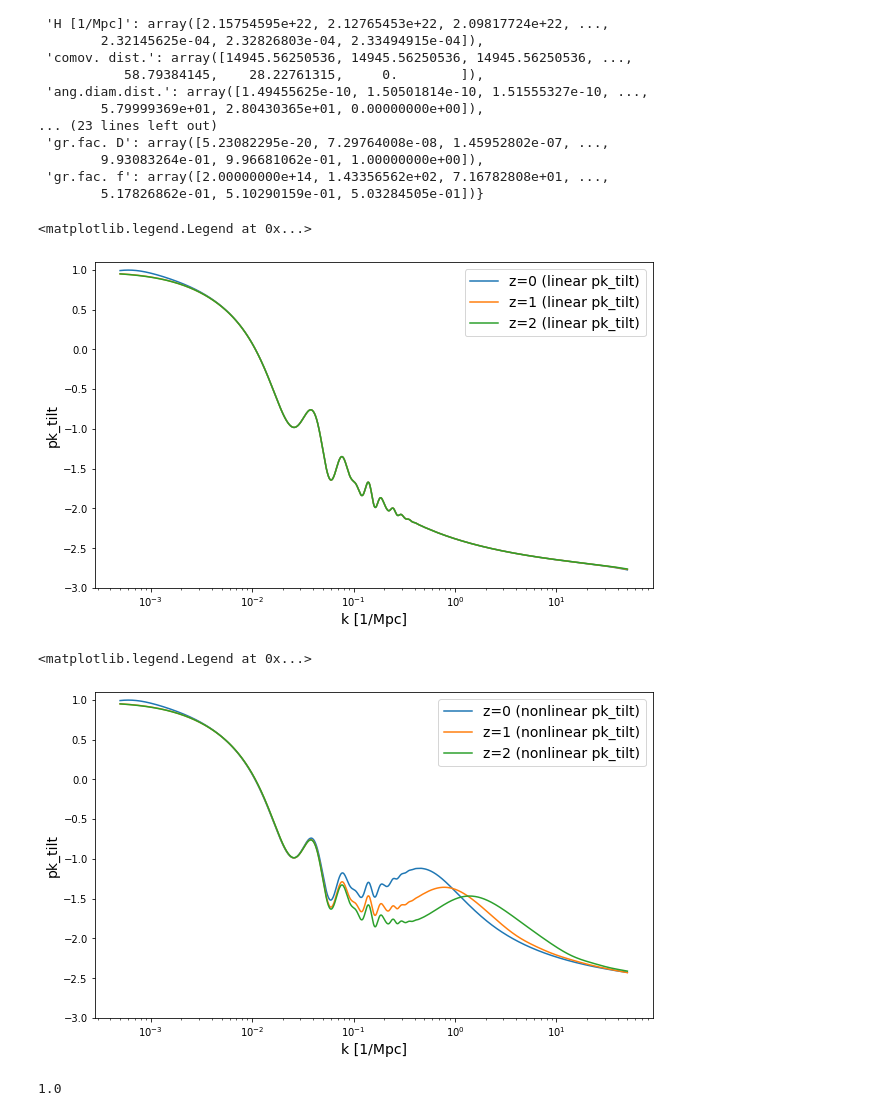
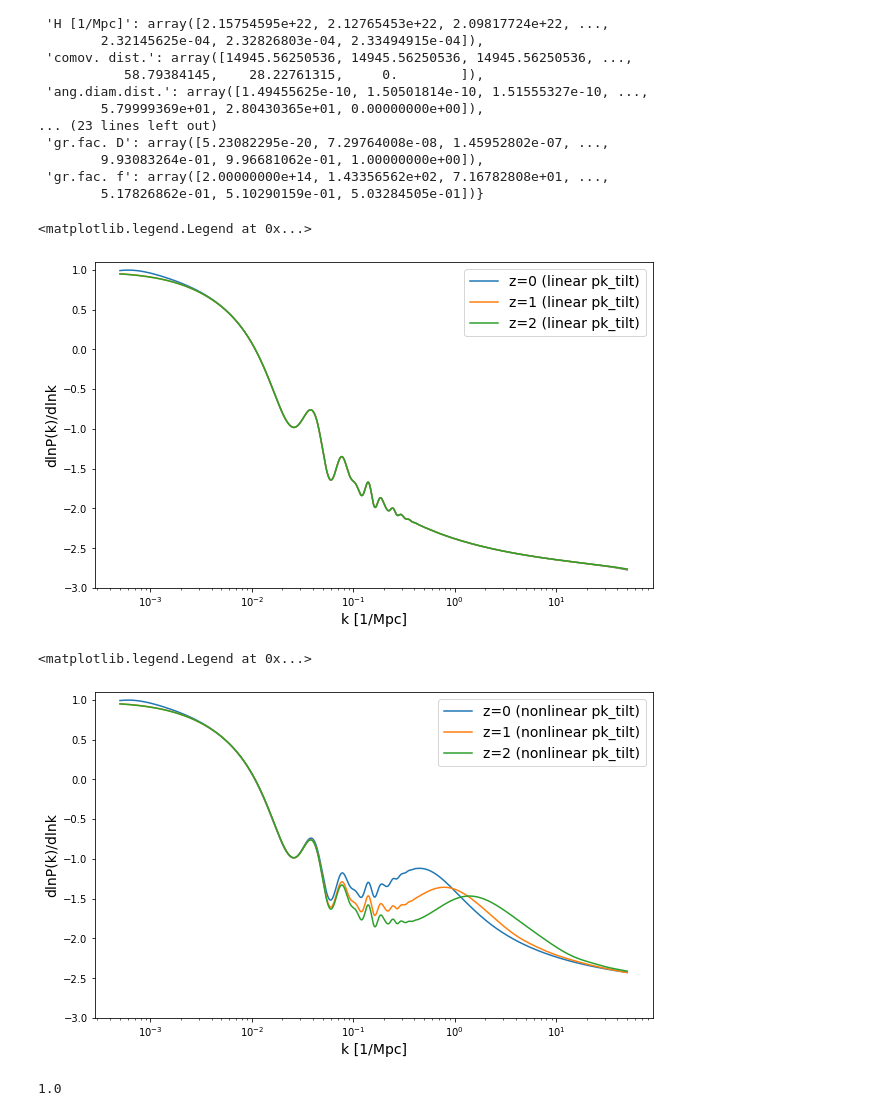
Before and after one commit to anikhalder/i3PCF, a Jupyter notebook: src/tests.ipynb, the cells around one changed output. Saved outputs shown, nothing was run; the diff lists cells and outputs as text; code cells hidden in the pictures.

```diff
--- a/src/tests.ipynb
+++ b/src/tests.ipynb
@@ -168,16 +168,16 @@ for i in range(k_grid_points_ascending.size):
 # %%
 plt.figure(figsize=(10,6))
 plt.plot(k_grid_points_ascending, pk_tilt_k_z_array[:,0], label='z=0 (linear pk_tilt)')
 plt.plot(k_grid_points_ascending, pk_tilt_k_z_array[:,1], label='z=1 (linear pk_tilt)')
 plt.plot(k_grid_points_ascending, pk_tilt_k_z_array[:,2], label='z=2 (linear pk_tilt)')
 plt.xscale('log')
 plt.xlabel('k [1/Mpc]',fontsize=14)
-plt.ylabel('pk_tilt',fontsize=14)
+plt.ylabel('dlnP(k)/dlnk',fontsize=14)
 plt.ylim(-3.0,1.1)
 plt.legend(fontsize=14)
 # %% [output]
 <matplotlib.legend.Legend at 0x...>
-[figure, old version]
+[figure, new version]
 # %%
 plt.figure(figsize=(10,6))
 plt.plot(k_grid_points_ascending, pk_nonlinear_tilt_k_z_array[:,0], label='z=0 (nonlinear pk_tilt)')
@@ -185,12 +185,12 @@ plt.plot(k_grid_points_ascending, pk_nonlinear_tilt_k_z_array[:,1], label='z=1 (
 plt.plot(k_grid_points_ascending, pk_nonlinear_tilt_k_z_array[:,2], label='z=2 (nonlinear pk_tilt)')
 plt.xscale('log')
 plt.xlabel('k [1/Mpc]',fontsize=14)
-plt.ylabel('pk_tilt',fontsize=14)
+plt.ylabel('dlnP(k)/dlnk',fontsize=14)
 plt.ylim(-3.0,1.1)
 plt.legend(fontsize=14)
 # %% [output]
 <matplotlib.legend.Legend at 0x...>
-[figure, old version]
+[figure, new version]
 # %%
 cclass.scale_independent_growth_factor(0.0)
 # %% [output]
```
Also changed, not shown: parts of 1 cell of this notebook.
